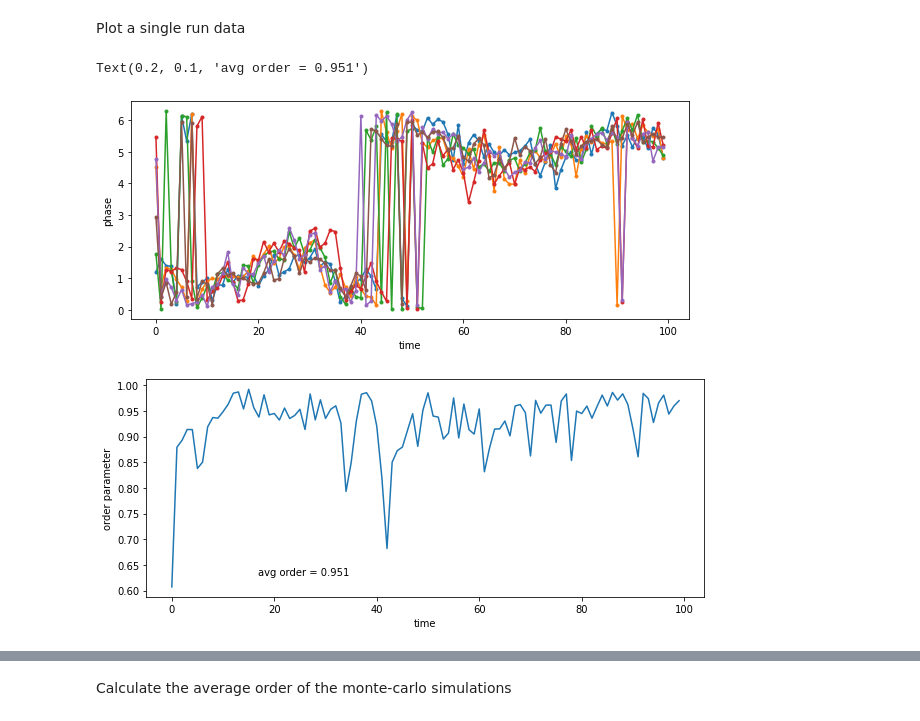
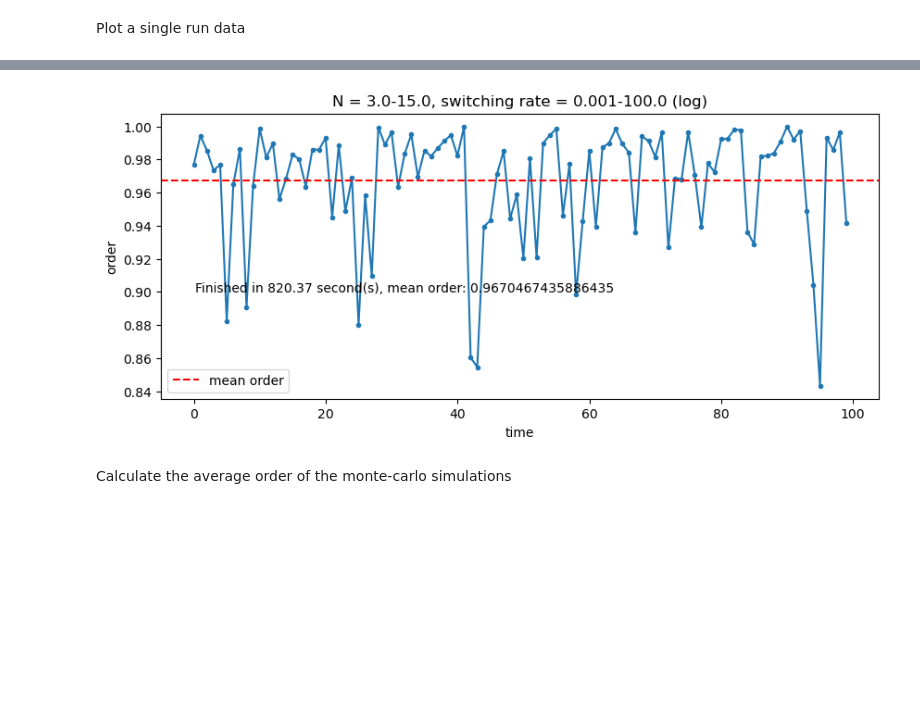
Before and after one commit to mohsen-raoufi/switching_coordination, a Jupyter notebook: param_scan.ipynb, the cells around one changed output, grey strips where cells are left out. Cells and saved outputs as stored; diff of their text form; code cells hidden in the pictures; blank space fills up the shorter version.

Commit message:
update according to the multiProc param_scan

```diff
--- a/param_scan.ipynb
+++ b/param_scan.ipynb
@@ -160,7 +160,7 @@ n_mc_reps = 32
 out_data = {}
 out_data_list = []
 
-param_scan_dict = {"switchingRate": {"range": np.logspace(0,1,2), "log": True},
+param_scan_dict = {"switchingRate": {"range": np.logspace(-3.0, 2.0, 20), "log": True},
                    "N": {"range": np.linspace(3,15,5), "log": False}}
 
 # initialize a parameter dictionary
@@ -241,4 +241,16 @@ print(f'Finished in {round(finish-start, 2)} second(s)')
 
 # convert it to a pd.df
 out_data_df = pd.DataFrame(out_data_list)
+
+# add the mean order for each single simulation
+out_data_df['meanOrder'] = [np.mean(x) for x in out_data_df['order']]
+
+# calculate the average order over repetitions
+avg_order =  np.empty(shape=(len(param_scan_dict['N']['range']), len(param_scan_dict['switchingRate']['range'])))
+for i_N, N in enumerate(param_scan_dict['N']['range']):
+    for i_switching_rate, switching_rate in enumerate(param_scan_dict['switchingRate']['range']):
+        out_data_tmp = out_data_df.loc[out_data_df['switchingRate'] == param_scan_dict['switchingRate']['range'][i_switching_rate]]
+        out_data_tmp = out_data_tmp.loc[out_data_tmp['N'] == param_scan_dict['N']['range'][i_N]]
+        avg_order_tmp = np.mean(out_data_tmp['meanOrder'][:])
+        avg_order[i_N, i_switching_rate] = avg_order_tmp
 # %% [output]
@@ -268,26 +280,20 @@ mc_iter                                                             0
 Name: 0, dtype: object
 # %% [markdown]
 Plot a single run data
-# %%
-switching_rate_index_to_plot = 0
-mc_iter_to_plot = 0
-
-out_data_to_plot = out_data[switching_rate_index_to_plot, mc_iter_to_plot]
-
-# plot single trajectories versus time
-plt.figure(figsize=(10,4))
-plt.plot(out_data_to_plot['t'],(out_data_to_plot['phi']),'.-')
-plt.xlabel('time')
-plt.ylabel('phase')
-#plot order parameter versus time
-plt.figure(figsize=(10,4))
-ax=plt.subplot()
-plt.plot(out_data_to_plot['t'],out_data_to_plot['order'])
-plt.xlabel('time')
-plt.ylabel('order parameter')
-avg_order=np.mean(out_data_to_plot['order'][-25:])
-plt.text(0.2,0.1,'avg order = %.3f' % avg_order,transform=ax.transAxes)
-# %% [output]
-Text(0.2, 0.1, 'avg order = 0.951')
-[figure, removed]
-[figure, removed]
+# %%
+#plot order parameter versus time
+N_0 = param_scan_dict['N']['range'][0]
+N_end = param_scan_dict['N']['range'][-1]
+rate_0 = param_scan_dict['switchingRate']['range'][0]
+rate_end = param_scan_dict['switchingRate']['range'][-1]
+mean_order = out_data_df['meanOrder'][0]
+
+plt.figure(figsize=(10,4))
+plt.title(f'N = {N_0}-{N_end}, switching rate = {rate_0}-{rate_end} (log)')
+plt.plot(out_data_df.loc[0]['t'],(out_data_df.loc[0]['order']),'.-')
+plt.axhline(out_data_df['meanOrder'][0], linestyle='--', color='r', label='mean order')
+plt.xlabel('time')
+plt.ylabel('order')
+plt.legend()
+plt.text(0.2,0.9,f'Finished in {round(finish-start, 2)} second(s), mean order: {mean_order}')
+# %% [output]
@@ -294,2 +301,3 @@ Text(0.2, 0.1, 'avg order = 0.951')
+[figure, added]
 # %% [markdown]
 Calculate the average order of the monte-carlo simulations
```
Also changed, not shown: parts of 7 cells of this notebook.
